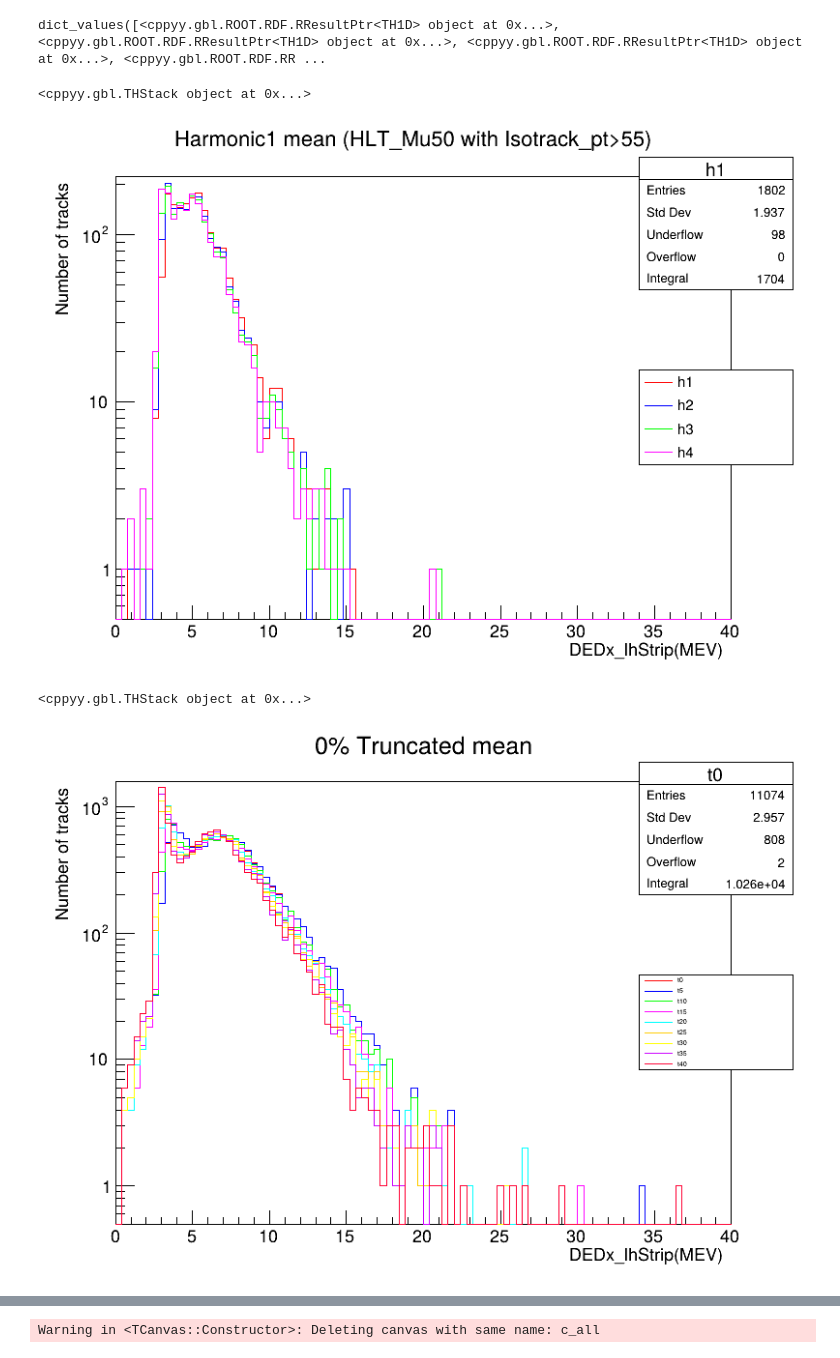
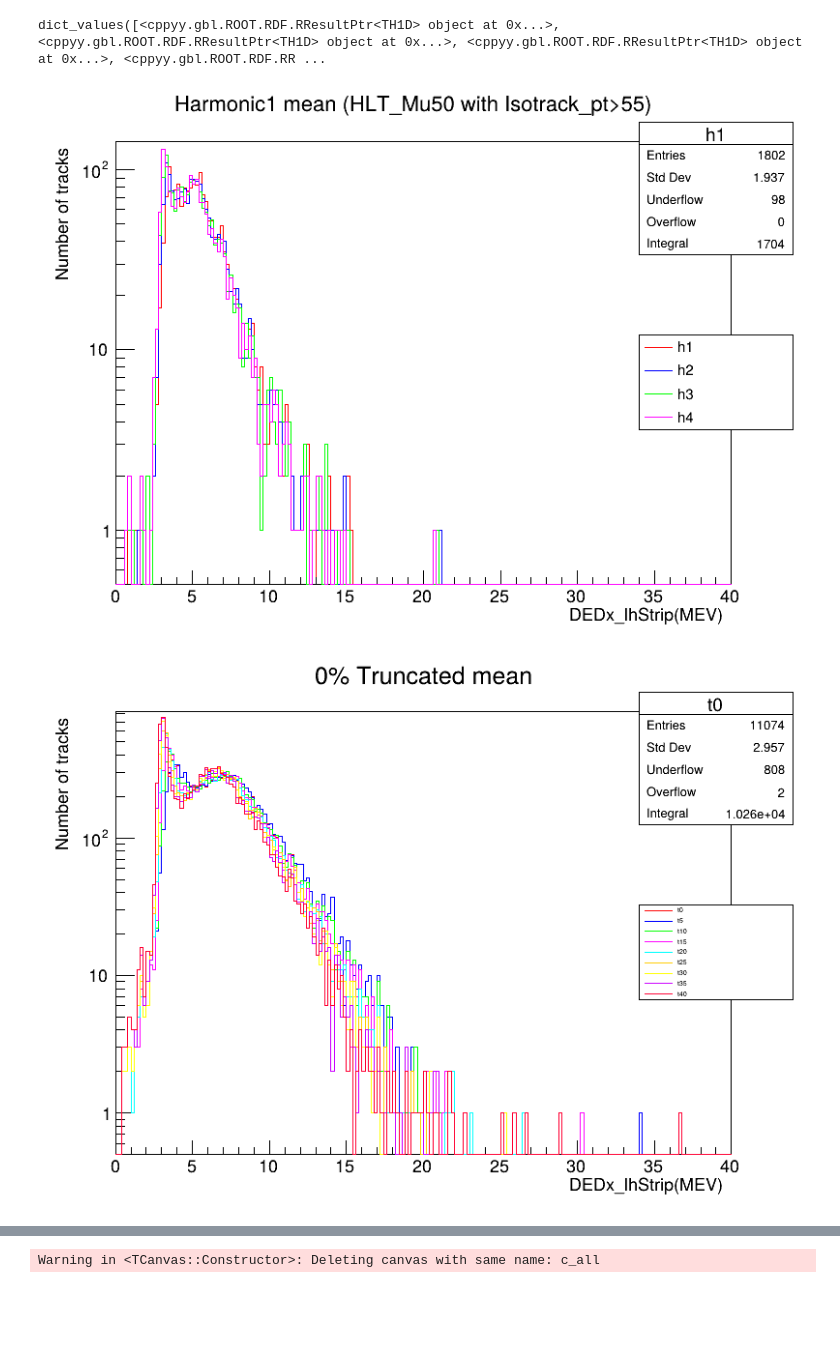
Before and after one commit to both-sides/optimizing_DEDx_estimator, a Jupyter notebook: notebooks/trunc_and_h2_analysis.ipynb, the cells around one changed output, grey strips where cells are left out. Cells and saved outputs as stored; diff of their text form; code cells hidden in the pictures; blank space fills up the shorter version.

```diff
--- a/notebooks/trunc_and_h2_analysis.ipynb
+++ b/notebooks/trunc_and_h2_analysis.ipynb
@@ -44,7 +44,7 @@ leg = rt.TLegend(0.78,0.38,0.98,0.55)
 hists = {} # dictionary to hold histogram names for harmonic2 DEDx track avergaes plot
 
 for i, branch in enumerate(HMNCSBR):
-    hists[f"h{i+1}"] = df.Histo1D((f"h{i+1}","",100, 0, 40),branch)
+    hists[f"h{i+1}"] = df.Histo1D((f"h{i+1}","",200, 0, 40),branch)
     hists[f"h{i+1}"].SetLineColor(COLOR_MAP[i+1])
     rt.gStyle.SetOptStat("neiuor")
     leg.AddEntry( hists[f"h{i+1}"].GetPtr(), f"h{i+1}", "l" )
@@ -63,7 +63,7 @@ leg.Draw()
 c.Draw()
 
 
-utils.write_stacked_histos_ptr("h2_overlay", hists, "harmonic means", c)
+# utils.write_stacked_histos_ptr("h2_overlay", hists, "harmonic means", c)
 
 # # building a histogram stack and writing to the root file f_out points to
 
@@ -134,7 +133,7 @@ leg = rt.TLegend(0.78,0.38,0.98,0.55)
 hists = {} # dictionary to hold histogram names for harmonic2 DEDx track avergaes plot
 
 for i, branch in enumerate(HMNCSBR):
-    hists[f"h{i+1}"] = df_filtered.Histo1D((f"h{i+1}","",100, 0, 40),branch)
+    hists[f"h{i+1}"] = df_filtered.Histo1D((f"h{i+1}","",200, 0, 40),branch)
     hists[f"h{i+1}"].SetLineColor(COLOR_MAP[i+1])
     rt.gStyle.SetOptStat("neiuor")
     leg.AddEntry( hists[f"h{i+1}"].GetPtr(), f"h{i+1}", "l" )
@@ -152,41 +151,39 @@ leg.Draw()
 
 c.Draw()
 
-utils.write_stacked_histos_ptr("h2_filtered_overlay", hists, "harmonic means filtered", c)
+# utils.write_stacked_histos_ptr("h2_filtered_overlay", hists, "harmonic means filtered", c)
 # %% [output]
-<cppyy.gbl.THStack object at 0x...>
-[figure, old version]
+[figure, new version]
 # %%
 
 c = rt.TCanvas("Trunc_overlay_canvas","Log-scale overlay",800,600)
 c.SetLogy()
 
 leg = rt.TLegend(0.78,0.38,0.98,0.55)
 
 hists = {} # dictionary to hold histogram names for truncated DEDx track avergaes plot
 
 
 for i, branch in enumerate(TRUNCSBR):
-    hists[f"t{5*i}"] = df.Histo1D((f"t{5*i}","",100, 0, 40),branch)
+    hists[f"t{5*i}"] = df.Histo1D((f"t{5*i}","",200, 0, 40),branch)
     hists[f"t{5*i}"].SetLineColor(COLOR_MAP[i+1])
     rt.gStyle.SetOptStat("neiuor")
     leg.AddEntry( hists[f"t{5*i}"].GetPtr(), f"t{5*i}", "l" )
     hists[f"t{5*i}"].SetTitle(f"{5*i}% Truncated mean")
     hists[f"t{5*i}"].GetXaxis().SetTitle("DEDx_lhStrip(MEV)")
     hists[f"t{5*i}"].GetYaxis().SetTitle("Number of tracks")
     hists[f"t{5*i}"].Draw("same")
 
 max_vals = [h.GetMaximum() for h in hists.values()]
 overall_max = max(max_vals)
 hists["t0"].SetMaximum(overall_max * 1.1)
 
 leg.Draw()
 c.Draw()
 
-utils.write_stacked_histos_ptr("Trunc_overlay", hists, "Truncated means", c)
+# utils.write_stacked_histos_ptr("Trunc_overlay", hists, "Truncated means", c)
 # %% [output]
-<cppyy.gbl.THStack object at 0x...>
-[figure, old version]
+[figure, new version]
 # %%
 
 c = rt.TCanvas("Trunc_filtered_overlay_canvas","Log-scale overlay",800,600)
```
Also changed, not shown: parts of 25 cells of this notebook, 25 other files.
